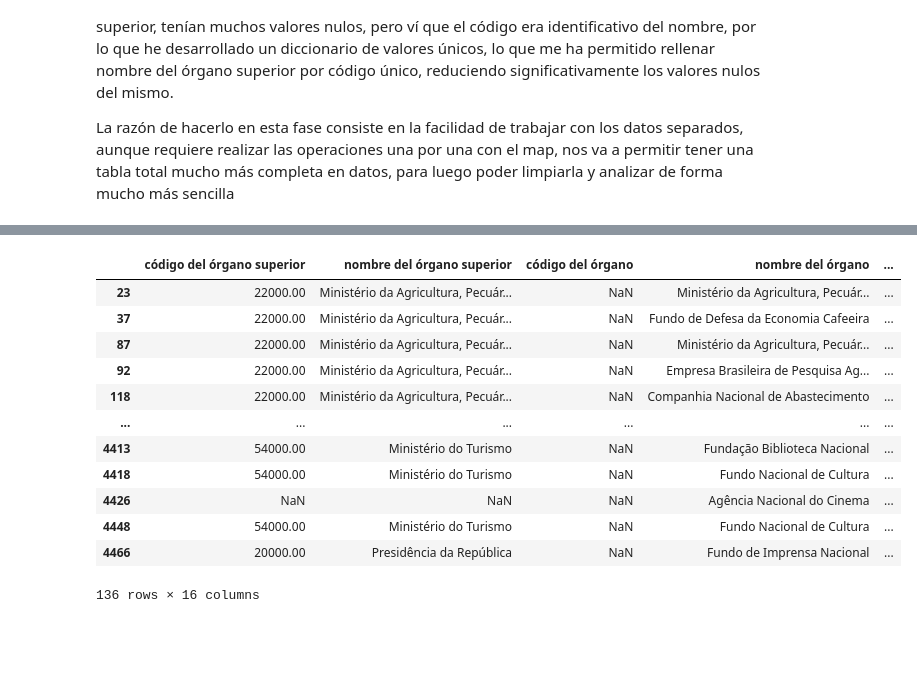
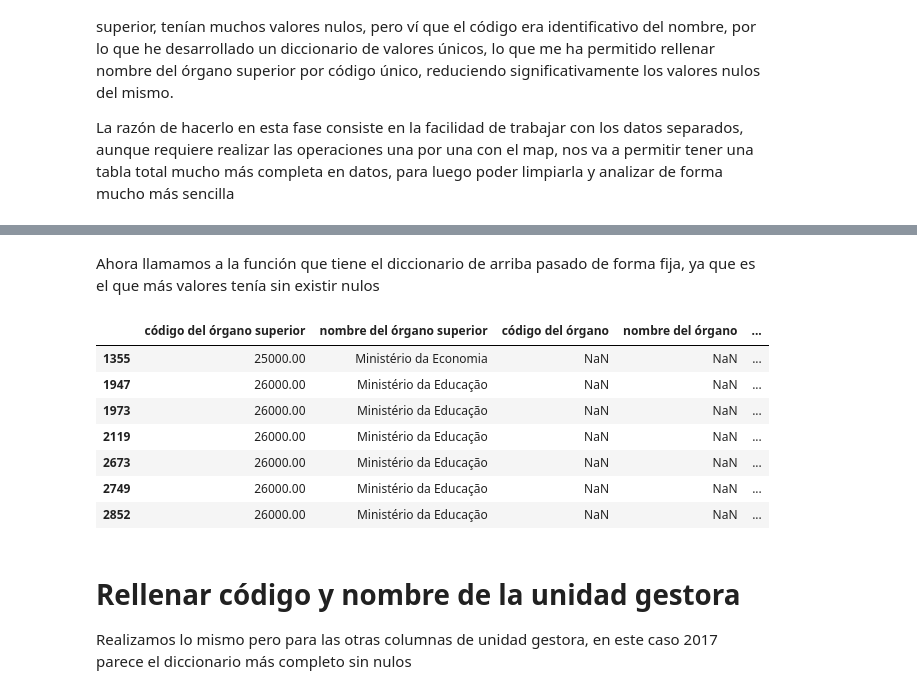
Before and after one commit to apelsito/Proyecto2-EDA-Ingresos-Brasil, a Jupyter notebook: jupyter_notebooks/01_Exploracion.ipynb, the cells around one changed output, grey strips where cells are left out. Saved outputs shown, nothing was run; the diff lists cells and outputs as text; code cells hidden in the pictures; blank space fills up the shorter version.

```diff
--- a/jupyter_notebooks/01_Exploracion.ipynb
+++ b/jupyter_notebooks/01_Exploracion.ipynb
@@ -147,0 +278,2 @@ df_2013
+# %% [markdown]
+Ahora llamamos a la función que tiene el diccionario de arriba pasado de forma fija, ya que es el que más valores tenía sin existir nulos
@@ -148,17 +283,15 @@ df_2013
 # %%
-condicion = df_2013["código del órgano"].isnull()
-df_2013[condicion]
+condi = df_2013["código del órgano"].isnull()
+df_2013[condi]
 # %% [output]
 |  | código del órgano superior | nombre del órgano superior | código del órgano | nombre del órgano | ... |
-| 23 | 22000.00 | Ministério da Agricultura, Pecuár... | NaN | Ministério da Agricultura, Pecuár... | ... |
-| 37 | 22000.00 | Ministério da Agricultura, Pecuár... | NaN | Fundo de Defesa da Economia Cafeeira | ... |
-| 87 | 22000.00 | Ministério da Agricultura, Pecuár... | NaN | Ministério da Agricultura, Pecuár... | ... |
-| 92 | 22000.00 | Ministério da Agricultura, Pecuár... | NaN | Empresa Brasileira de Pesquisa Ag... | ... |
-| 118 | 22000.00 | Ministério da Agricultura, Pecuár... | NaN | Companhia Nacional de Abastecimento | ... |
-| ... | ... | ... | ... | ... | ... |
-| 4413 | 54000.00 | Ministério do Turismo | NaN | Fundação Biblioteca Nacional | ... |
-| 4418 | 54000.00 | Ministério do Turismo | NaN | Fundo Nacional de Cultura | ... |
-| 4426 | NaN | NaN | NaN | Agência Nacional do Cinema | ... |
-| 4448 | 54000.00 | Ministério do Turismo | NaN | Fundo Nacional de Cultura | ... |
-| 4466 | 20000.00 | Presidência da República | NaN | Fundo de Imprensa Nacional | ... |
+| 1355 | 25000.00 | Ministério da Economia | NaN | NaN | ... |
+| 1947 | 26000.00 | Ministério da Educação | NaN | NaN | ... |
+| 1973 | 26000.00 | Ministério da Educação | NaN | NaN | ... |
+| 2119 | 26000.00 | Ministério da Educação | NaN | NaN | ... |
+| 2673 | 26000.00 | Ministério da Educação | NaN | NaN | ... |
+| 2749 | 26000.00 | Ministério da Educação | NaN | NaN | ... |
+| 2852 | 26000.00 | Ministério da Educação | NaN | NaN | ... |
-136 rows × 16 columns
+# %% [markdown]
+# Rellenar código y nombre de la unidad gestora
+Realizamos lo mismo pero para las otras columnas de unidad gestora, en este caso 2017 parece el diccionario más completo sin nulos
```
Also changed, not shown: parts of 24 cells of this notebook, 13 other files.
